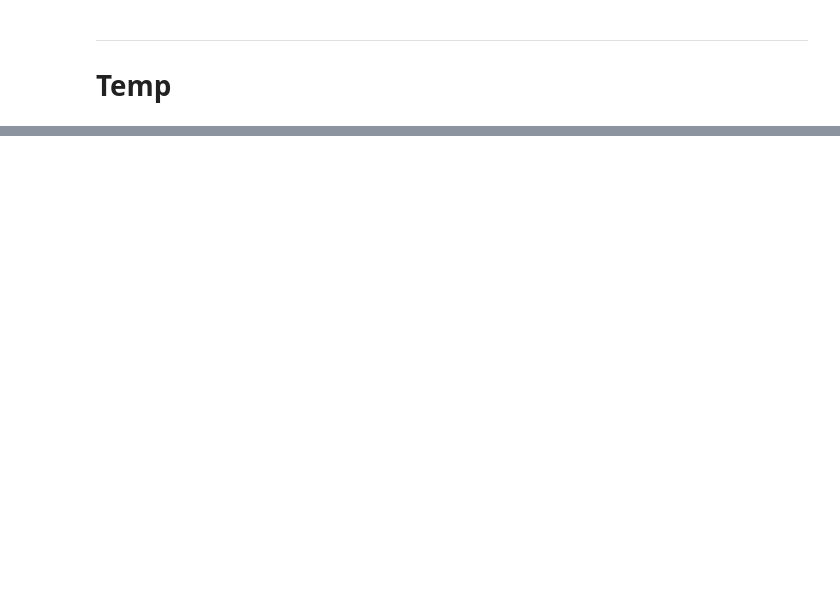
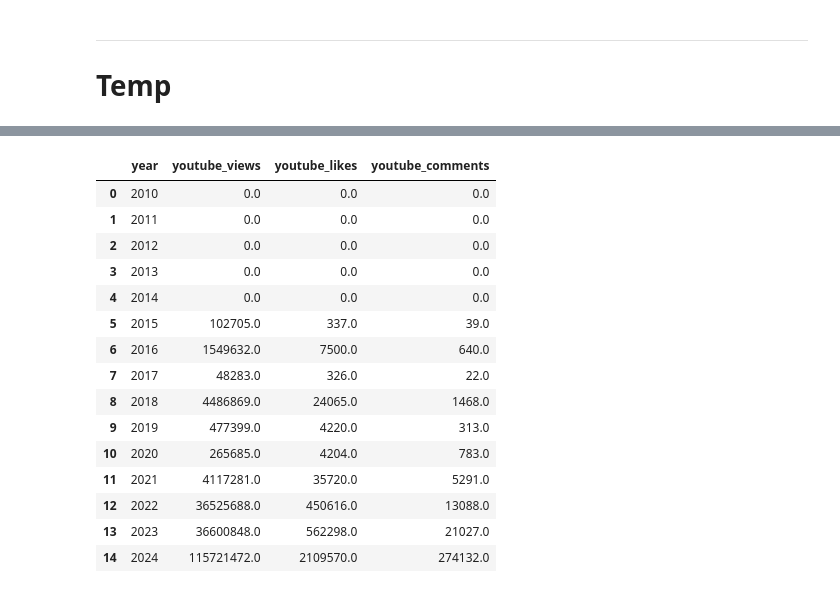
Before and after one commit to sooking87/Statistical-Analysis-Practice, a Jupyter notebook: 기말발표/get_data.ipynb, the cells around one changed output, grey strips where cells are left out. Drawn from its saved outputs; the diff is of its cells as text; code cells hidden in the pictures; blank space fills up the shorter version.

Commit message:
youtube data

```diff
--- a/기말발표/get_data.ipynb
+++ b/기말발표/get_data.ipynb
@@ -481,0 +528,37 @@ NameError: name 'pA' is not defined
+# %%
+# PublishedAt에서 연도를 추출하여 year 열 생성
+
+data = pd.read_csv('./KBO_20241118.csv')
+data['year'] = pd.to_datetime(data['PublishedAt']).dt.year
+
+# 연도별로 views, likes, comments의 누적합을 계산
+yearly_summary = data.groupby('year')[['views', 'likes', 'comments']].sum().reset_index()
+
+# 새로 만들 데이터프레임의 칼럼 이름 변경
+yearly_summary.columns = ['year', 'youtube_views', 'youtube_likes', 'youtube_comments']
+
+# 2010~2014년의 데이터를 0으로 채우기
+all_years = pd.DataFrame({'year': range(2010, 2025)})  # 2010~2024년
+yearly_summary = pd.merge(all_years, yearly_summary, on='year', how='left').fillna(0)
+
+# 데이터타입을 정수로 변경
+yearly_summary['youtube_views'] = yearly_summary['youtube_views'].astype(int)
+yearly_summary['youtube_likes'] = yearly_summary['youtube_likes'].astype(int)
+yearly_summary['youtube_comments'] = yearly_summary['youtube_comments'].astype(int)
+# %% [output]
+|  | year | youtube_views | youtube_likes | youtube_comments |
+| 0 | 2010 | 0.0 | 0.0 | 0.0 |
+| 1 | 2011 | 0.0 | 0.0 | 0.0 |
+| 2 | 2012 | 0.0 | 0.0 | 0.0 |
+| 3 | 2013 | 0.0 | 0.0 | 0.0 |
+| 4 | 2014 | 0.0 | 0.0 | 0.0 |
+| 5 | 2015 | 102705.0 | 337.0 | 39.0 |
+| 6 | 2016 | 1549632.0 | 7500.0 | 640.0 |
+| 7 | 2017 | 48283.0 | 326.0 | 22.0 |
+| 8 | 2018 | 4486869.0 | 24065.0 | 1468.0 |
+| 9 | 2019 | 477399.0 | 4220.0 | 313.0 |
+| 10 | 2020 | 265685.0 | 4204.0 | 783.0 |
+| 11 | 2021 | 4117281.0 | 35720.0 | 5291.0 |
+| 12 | 2022 | 36525688.0 | 450616.0 | 13088.0 |
+| 13 | 2023 | 36600848.0 | 562298.0 | 21027.0 |
+| 14 | 2024 | 115721472.0 | 2109570.0 | 274132.0 |
```
Also changed, not shown: parts of 8 cells of this notebook, 4 other files.
